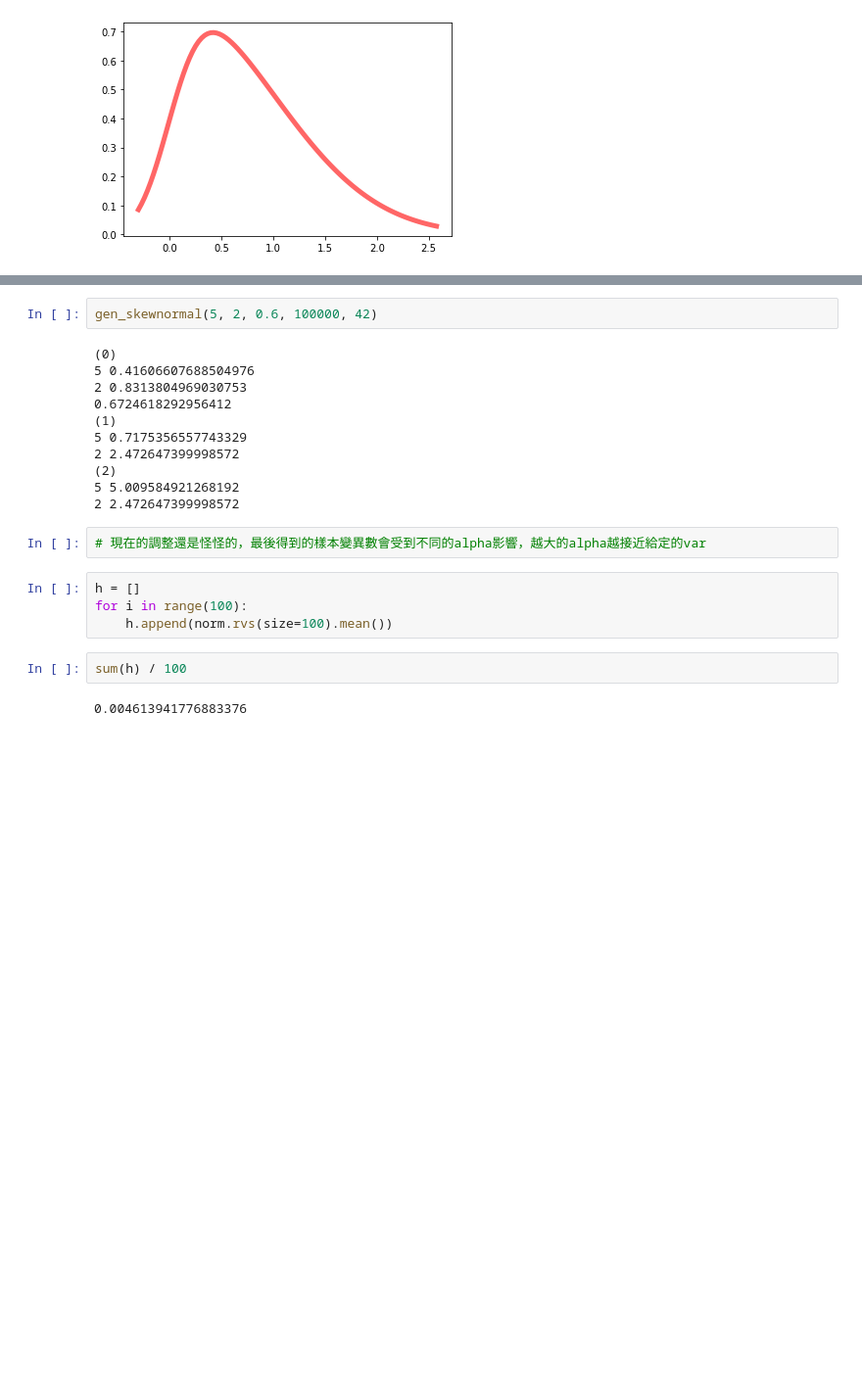
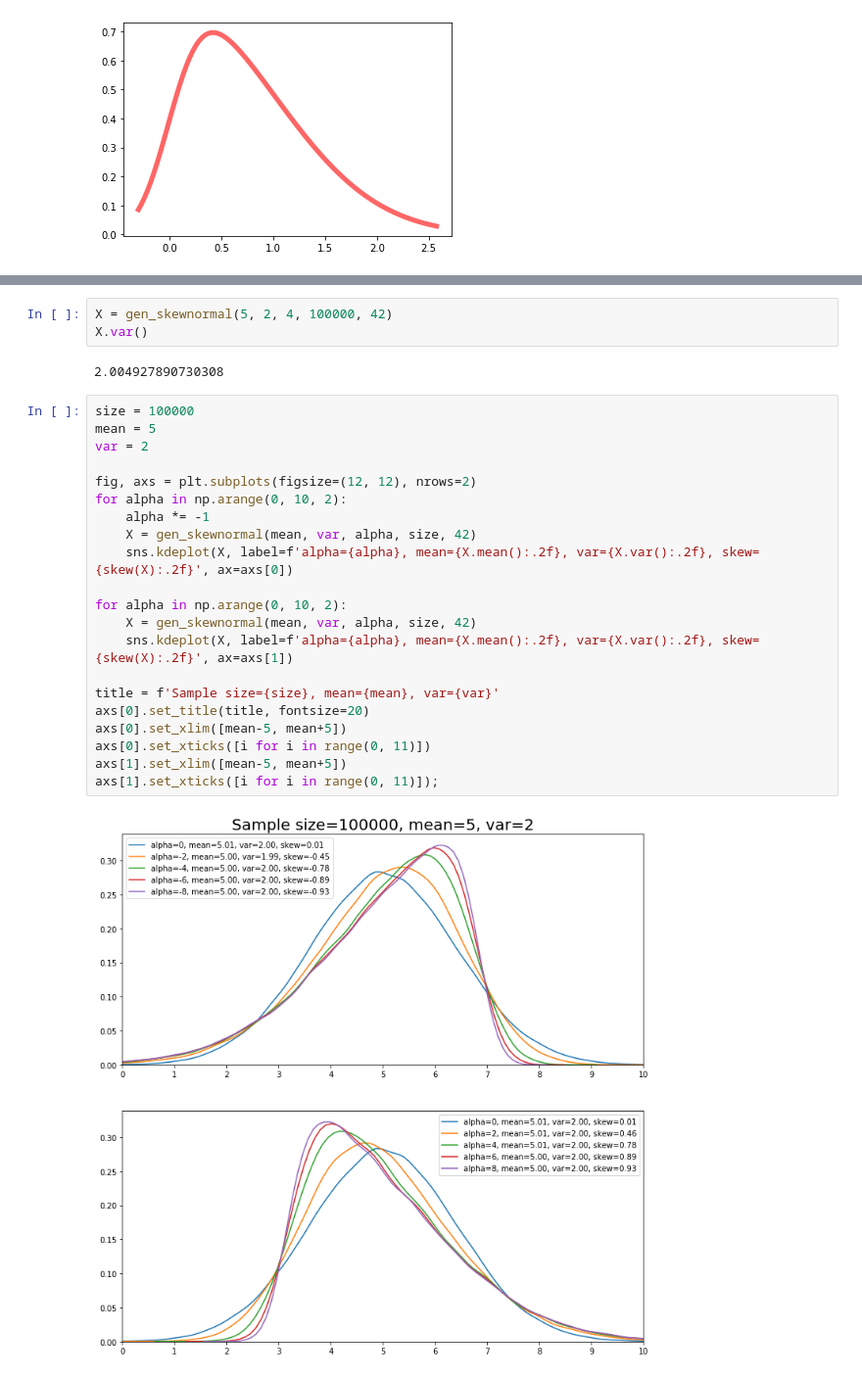
Before and after one commit to micky85lu/Data-Assimilation-Project, a Jupyter notebook: test_nongaussian.ipynb, the cells around one changed output, grey strips where cells are left out. Shown at 98% size. Drawn from its saved outputs; the diff is of its cells as text; blank space fills up the shorter version.

Commit message:
solve the bug of adjust sknorm mean and var

```diff
--- a/test_nongaussian.ipynb
+++ b/test_nongaussian.ipynb
@@ -53,23 +47,28 @@ def gen_skewnormal(mean, var, alpha, size, random_state=None):
 # %%
-gen_skewnormal(5, 2, 0.6, 100000, 42)
+X = gen_skewnormal(5, 2, 4, 100000, 42)
+X.var()
 # %% [output]
-(0)
-5 0.41606607688504976
-2 0.8313804969030753
-0.6724618292956412
-(1)
-5 0.7175356557743329
-2 2.472647399998572
-(2)
-5 5.009584921268192
-2 2.472647399998572
+2.004927890730308
-# %%
-# 現在的調整還是怪怪的，最後得到的樣本變異數會受到不同的alpha影響，越大的alpha越接近給定的var
-# %%
-h = []
-for i in range(100):
-    h.append(norm.rvs(size=100).mean())
-# %%
-sum(h) / 100
-# %% [output]
-0.004613941776883376
+# %%
+size = 100000
+mean = 5
+var = 2
+
+fig, axs = plt.subplots(figsize=(12, 12), nrows=2)
+for alpha in np.arange(0, 10, 2):
+    alpha *= -1
+    X = gen_skewnormal(mean, var, alpha, size, 42)
+    sns.kdeplot(X, label=f'alpha={alpha}, mean={X.mean():.2f}, var={X.var():.2f}, skew={skew(X):.2f}', ax=axs[0])
+
+for alpha in np.arange(0, 10, 2):
+    X = gen_skewnormal(mean, var, alpha, size, 42)
+    sns.kdeplot(X, label=f'alpha={alpha}, mean={X.mean():.2f}, var={X.var():.2f}, skew={skew(X):.2f}', ax=axs[1])
+
+title = f'Sample size={size}, mean={mean}, var={var}'
+axs[0].set_title(title, fontsize=20)
+axs[0].set_xlim([mean-5, mean+5])
+axs[0].set_xticks([i for i in range(0, 11)])
+axs[1].set_xlim([mean-5, mean+5])
+axs[1].set_xticks([i for i in range(0, 11)]);
+# %% [output]
+[figure, added]
```
Also changed, not shown: parts of 5 cells of this notebook.
